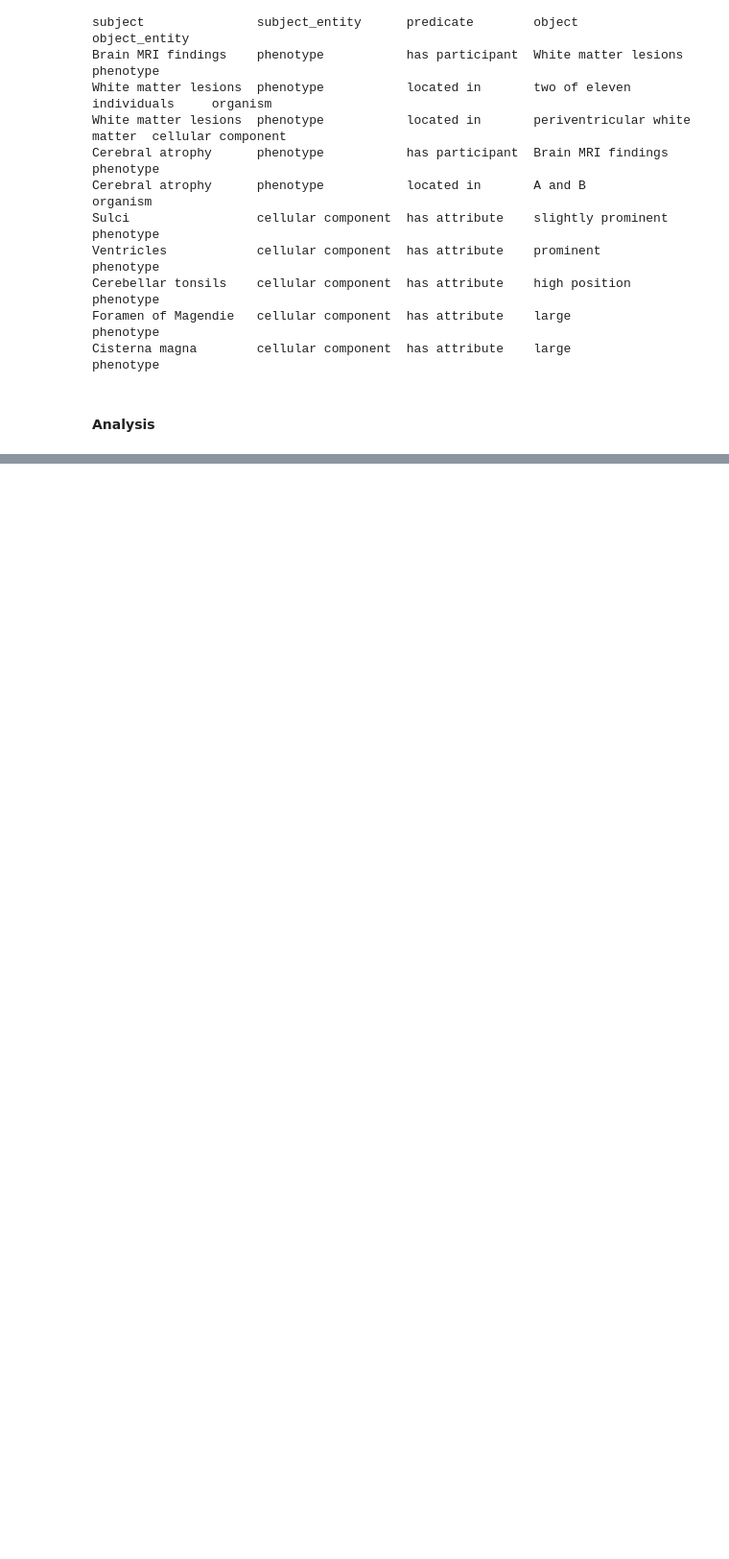
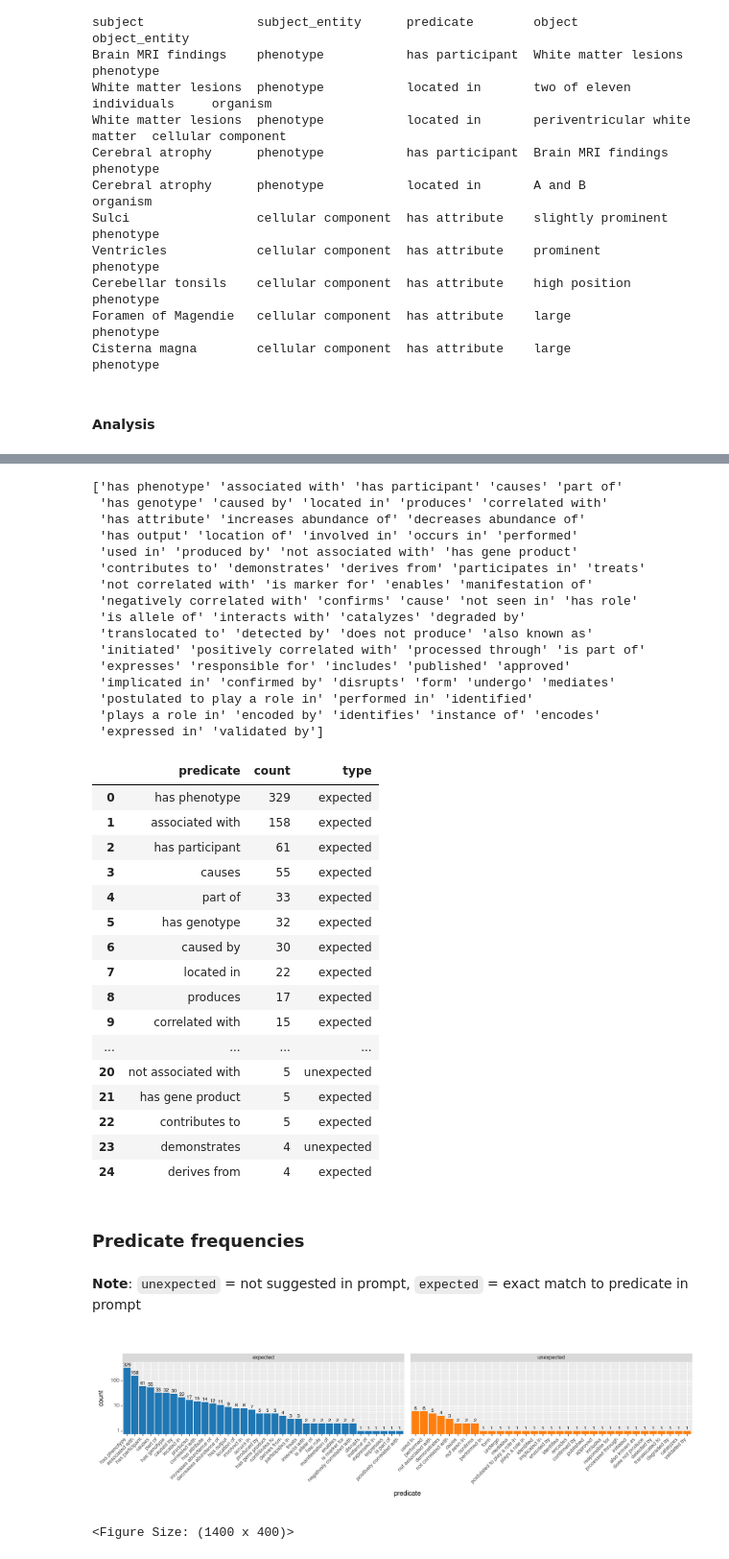
Before and after one commit to eric-czech/ngly1-gpt, a Jupyter notebook: ngly1_gpt/notebooks/relation_extraction.ipynb, the cells around one changed output, grey strips where cells are left out. Shown at 96% size. Cells and saved outputs as stored; diff of their text form; code cells hidden in the pictures; blank space fills up the shorter version.

```diff
--- a/ngly1_gpt/notebooks/relation_extraction.ipynb
+++ b/ngly1_gpt/notebooks/relation_extraction.ipynb
@@ -47,0 +31,3 @@ Extracted relation records:
+# %%
+prompt = (utils.get_paths().prompts / "relation_extraction_1.txt").read_text()
+print(prompt)
@@ -205,0 +220,69 @@ Name: count, dtype: int64
+# %%
+predicate_counts = (
+    relations.predicate.value_counts()
+    .to_frame()
+    .reset_index()
+    .assign(type=lambda df: df['predicate'].isin(expected_predicates).map({True: 'expected', False: 'unexpected'}))
+)
+(
+    predicate_counts
+    .assign(predicate=lambda df: pd.Categorical(
+        df['predicate'], ordered=True,
+        categories=df.sort_values('count', ascending=False)['predicate']
+    ))
+    .pipe(utils.apply, lambda df: print(predicate_counts['predicate'].unique()))
+    .pipe(utils.apply, lambda df: display(predicate_counts.head(25).style.background_gradient(cmap='Blues')))
+    .pipe(utils.apply, lambda df: display(Markdown('### Predicate frequencies')))
+    .pipe(utils.apply, lambda df: display(Markdown('**Note**: `unexpected` = not suggested in prompt, `expected` = exact match to predicate in prompt')))
+    .pipe(utils.apply, lambda df: display(
+        pn.ggplot(df, pn.aes(x='predicate', y='count', label='count', fill='type')) +
+        pn.facet_wrap('~ type', scales='free_x') +
+        pn.geom_text(size=8, nudge_y=.1) +
+        pn.geom_col() +
+        pn.guides(fill=False) +
+        pn.scale_fill_manual(values=['#1f77b4', '#ff7f0e']) +
+        pn.scale_y_log10() +
+        pn.theme(
+            axis_text_x=pn.element_text(rotation=45, hjust=1),
+            figure_size=(14, 4)
+        )
+    ))
+);
+# %% [output]
+['has phenotype' 'associated with' 'has participant' 'causes' 'part of'
+ 'has genotype' 'caused by' 'located in' 'produces' 'correlated with'
+ 'has attribute' 'increases abundance of' 'decreases abundance of'
+ 'has output' 'location of' 'involved in' 'occurs in' 'performed'
+ 'used in' 'produced by' 'not associated with' 'has gene product'
+ 'contributes to' 'demonstrates' 'derives from' 'participates in' 'treats'
+ 'not correlated with' 'is marker for' 'enables' 'manifestation of'
+ 'negatively correlated with' 'confirms' 'cause' 'not seen in' 'has role'
+ 'is allele of' 'interacts with' 'catalyzes' 'degraded by'
+ 'translocated to' 'detected by' 'does not produce' 'also known as'
+ 'initiated' 'positively correlated with' 'processed through' 'is part of'
+ 'expresses' 'responsible for' 'includes' 'published' 'approved'
+ 'implicated in' 'confirmed by' 'disrupts' 'form' 'undergo' 'mediates'
+ 'postulated to play a role in' 'performed in' 'identified'
+ 'plays a role in' 'encoded by' 'identifies' 'instance of' 'encodes'
+ 'expressed in' 'validated by']
+|  | predicate | count | type |
+| 0 | has phenotype | 329 | expected |
+| 1 | associated with | 158 | expected |
+| 2 | has participant | 61 | expected |
+| 3 | causes | 55 | expected |
+| 4 | part of | 33 | expected |
+| 5 | has genotype | 32 | expected |
+| 6 | caused by | 30 | expected |
+| 7 | located in | 22 | expected |
+| 8 | produces | 17 | expected |
+| 9 | correlated with | 15 | expected |
+| ... | ... | ... | ... |
+| 20 | not associated with | 5 | unexpected |
+| 21 | has gene product | 5 | expected |
+| 22 | contributes to | 5 | expected |
+| 23 | demonstrates | 4 | unexpected |
+| 24 | derives from | 4 | expected |
+### Predicate frequencies
+**Note**: `unexpected` = not suggested in prompt, `expected` = exact match to predicate in prompt
+[figure, added]
+<Figure Size: (1400 x 400)>
```
Also changed, not shown: parts of 29 cells of this notebook, 5 other files.
